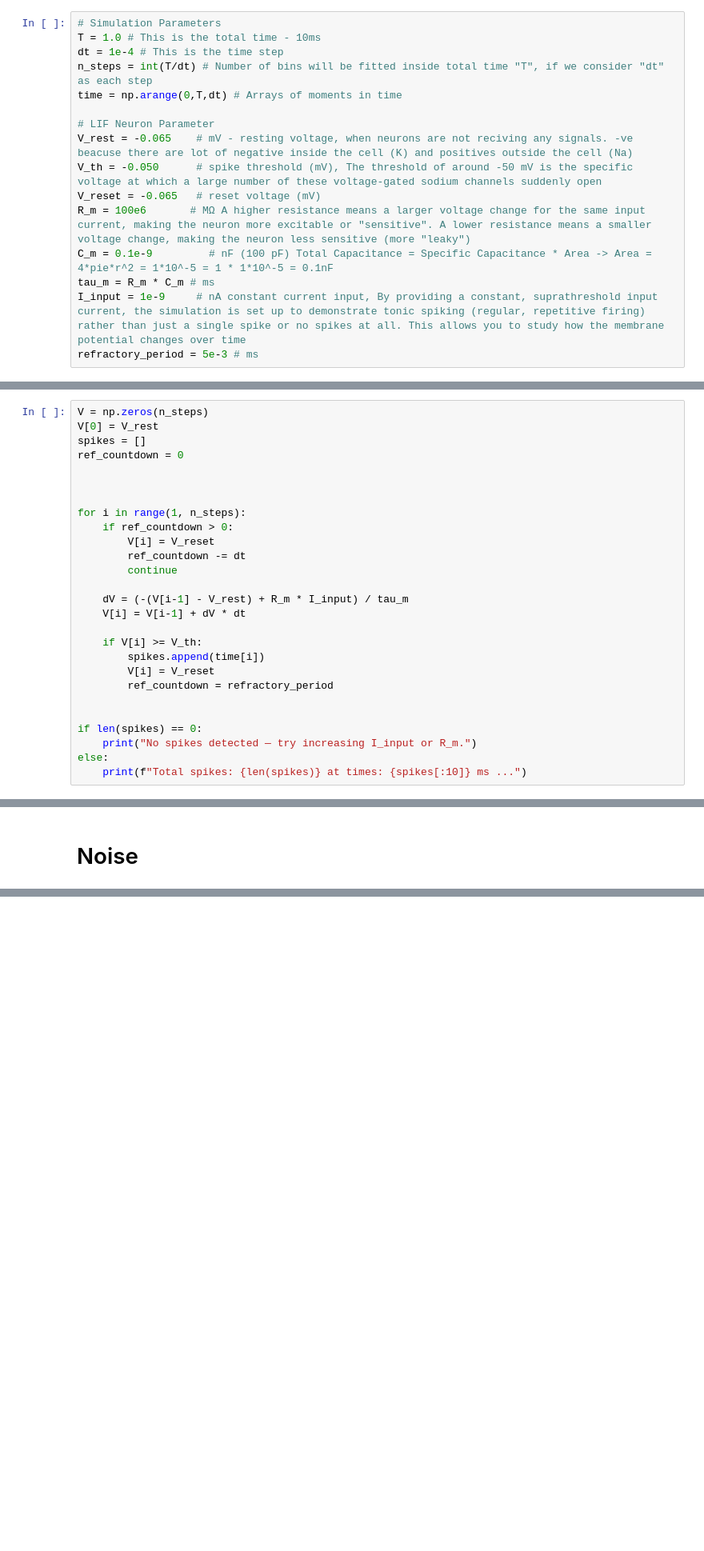
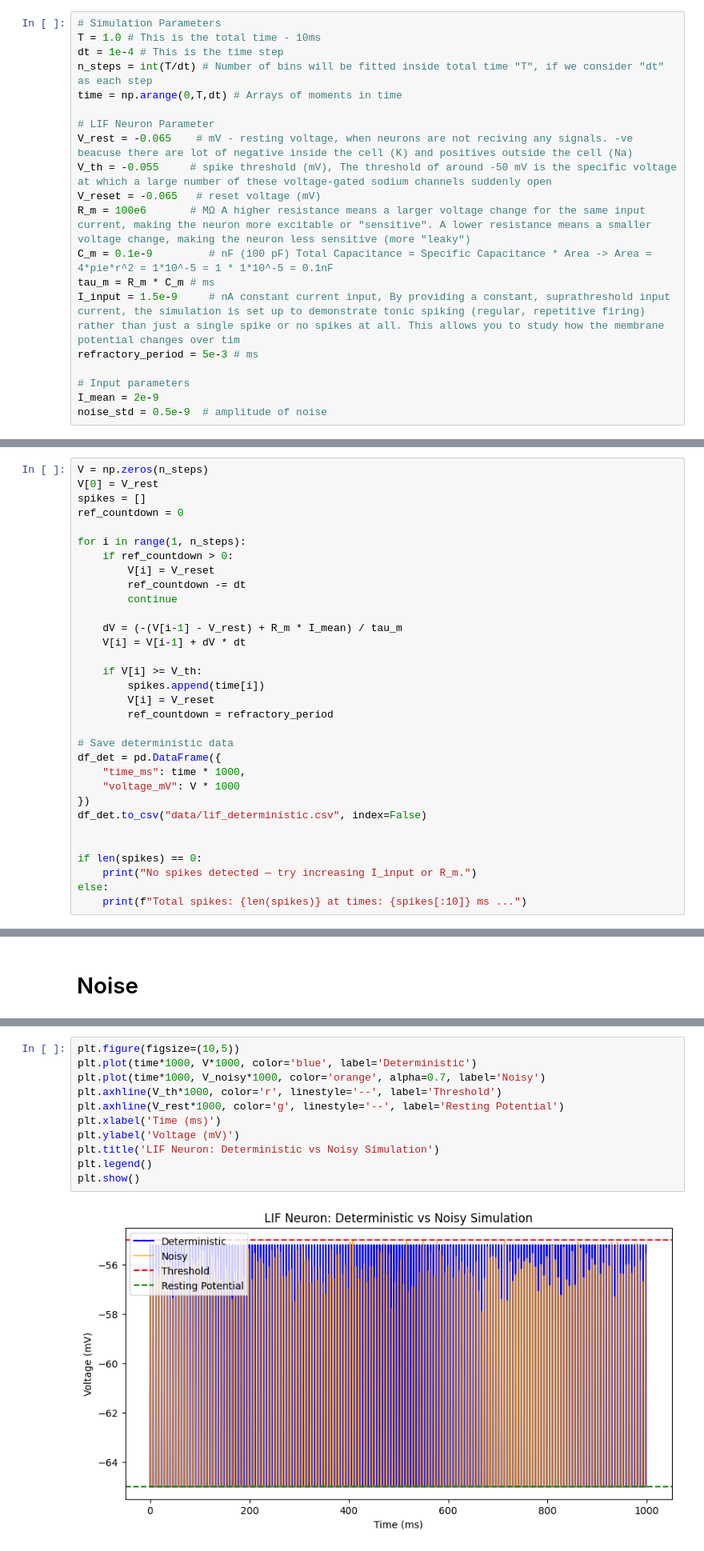
Before and after one commit to kru2710shna/Integrate_And_Fire_Neuron_Model, a Jupyter notebook: lif_single_neuron.ipynb, the cells around one changed output, grey strips where cells are left out. Shown at 80% size. Cells and saved outputs as stored; diff of their text form; blank space fills up the shorter version.

```diff
--- a/lif_single_neuron.ipynb
+++ b/lif_single_neuron.ipynb
@@ -36,13 +36,17 @@ time = np.arange(0,T,dt) # Arrays of moments in time
 
 # LIF Neuron Parameter
 V_rest = -0.065    # mV - resting voltage, when neurons are not reciving any signals. -ve beacuse there are lot of negative inside the cell (K) and positives outside the cell (Na)
-V_th = -0.050      # spike threshold (mV), The threshold of around -50 mV is the specific voltage at which a large number of these voltage-gated sodium channels suddenly open
+V_th = -0.055     # spike threshold (mV), The threshold of around -50 mV is the specific voltage at which a large number of these voltage-gated sodium channels suddenly open
 V_reset = -0.065   # reset voltage (mV)
 R_m = 100e6       # MΩ A higher resistance means a larger voltage change for the same input current, making the neuron more excitable or "sensitive". A lower resistance means a smaller voltage change, making the neuron less sensitive (more "leaky")
 C_m = 0.1e-9         # nF (100 pF) Total Capacitance = Specific Capacitance * Area -> Area = 4*pie*r^2 = 1*10^-5 = 1 * 1*10^-5 = 0.1nF
 tau_m = R_m * C_m # ms
-I_input = 1e-9     # nA constant current input, By providing a constant, suprathreshold input current, the simulation is set up to demonstrate tonic spiking (regular, repetitive firing) rather than just a single spike or no spikes at all. This allows you to study how the membrane potential changes over time
+I_input = 1.5e-9     # nA constant current input, By providing a constant, suprathreshold input current, the simulation is set up to demonstrate tonic spiking (regular, repetitive firing) rather than just a single spike or no spikes at all. This allows you to study how the membrane potential changes over tim
 refractory_period = 5e-3 # ms
+
+# Input parameters
+I_mean = 2e-9
+noise_std = 0.5e-9  # amplitude of noise
 # %% [markdown]
 # Equation with Euler's Method
 # %%
@@ -50,8 +54,6 @@ V = np.zeros(n_steps)
 V[0] = V_rest
 spikes = []
 ref_countdown = 0
-
-
 
 for i in range(1, n_steps):
     if ref_countdown > 0:
@@ -59,7 +61,7 @@ for i in range(1, n_steps):
         ref_countdown -= dt
         continue
 
-    dV = (-(V[i-1] - V_rest) + R_m * I_input) / tau_m
+    dV = (-(V[i-1] - V_rest) + R_m * I_mean) / tau_m
     V[i] = V[i-1] + dV * dt
 
     if V[i] >= V_th:
@@ -67,6 +69,13 @@ for i in range(1, n_steps):
         V[i] = V_reset
         ref_countdown = refractory_period
 
+# Save deterministic data
+df_det = pd.DataFrame({
+    "time_ms": time * 1000,
+    "voltage_mV": V * 1000
+})
+df_det.to_csv("data/lif_deterministic.csv", index=False)
+
 
 if len(spikes) == 0:
     print("No spikes detected — try increasing I_input or R_m.")
@@ -181,0 +133,13 @@ Total spikes: 169   |   Firing rate: 169.0 Hz
+# %%
+plt.figure(figsize=(10,5))
+plt.plot(time*1000, V*1000, color='blue', label='Deterministic')
+plt.plot(time*1000, V_noisy*1000, color='orange', alpha=0.7, label='Noisy')
+plt.axhline(V_th*1000, color='r', linestyle='--', label='Threshold')
+plt.axhline(V_rest*1000, color='g', linestyle='--', label='Resting Potential')
+plt.xlabel('Time (ms)')
+plt.ylabel('Voltage (mV)')
+plt.title('LIF Neuron: Deterministic vs Noisy Simulation')
+plt.legend()
+plt.show()
+# %% [output]
+[figure, added]
```
Also changed, not shown: parts of 10 cells of this notebook, 5 other files.
